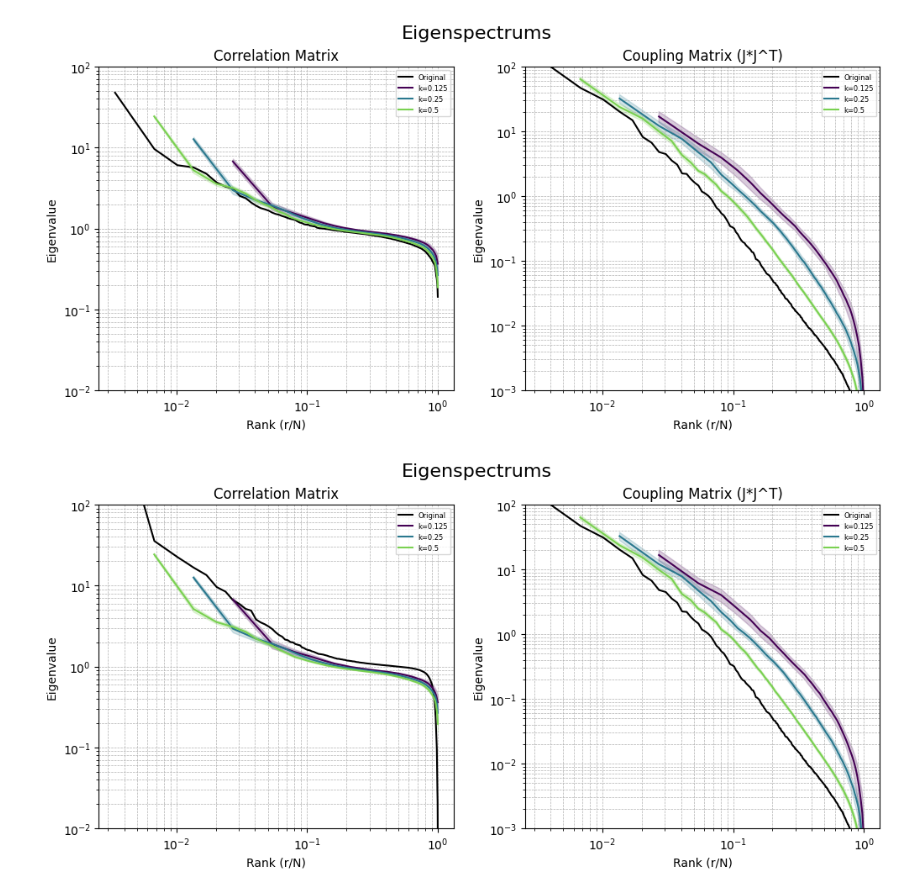
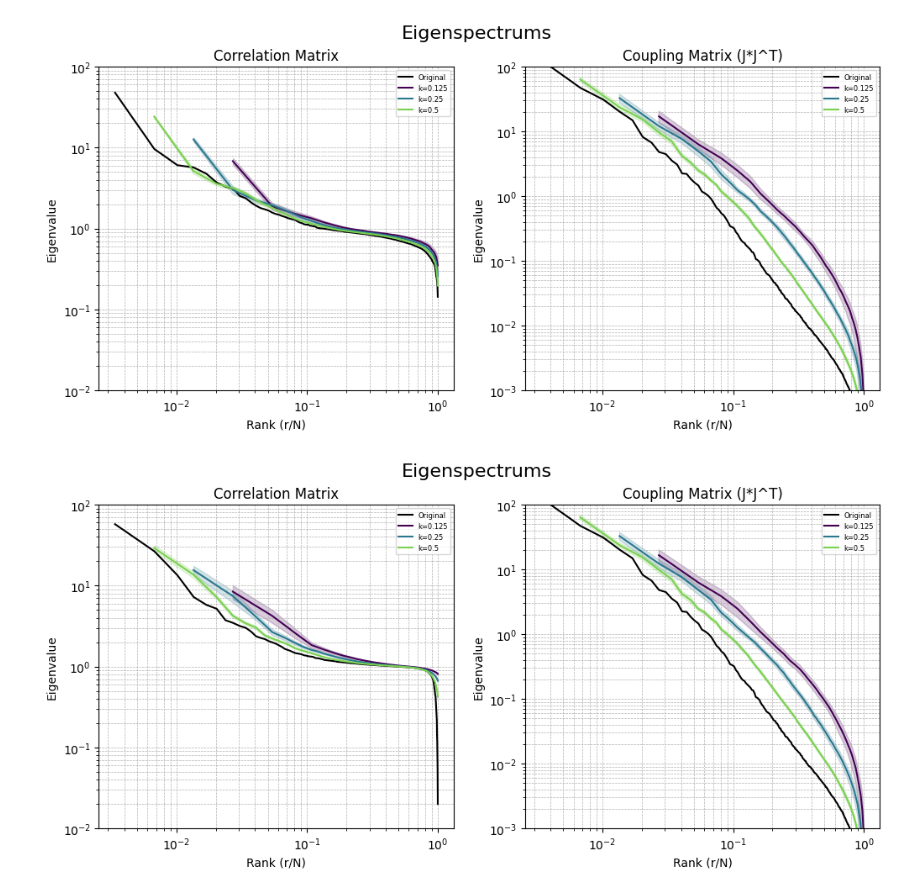
Before and after one commit to wenquan/SC-FC, a Jupyter notebook: visualize_matrices.ipynb, the cells around one changed output. Cells and saved outputs as stored; diff of their text form; code cells hidden in the pictures.

```diff
--- a/visualize_matrices.ipynb
+++ b/visualize_matrices.ipynb
@@ -15,7 +15,7 @@ import os
 from scfc import bridge, subsampling
 
 # --- 1. Load the data ---
-data_dir = '/Users/quanwen/Documents/fly-center-brain/data'
+data_dir = bridge.getUserConfiguration()['data_dir']
 
 # Load Functional Connectivity Matrix
 functional_matrix_path = os.path.join(data_dir, 'CorrelationMatrix_branson.csv')
@@ -64,7 +64,15 @@ N = J.shape[0]
 # Fill diagonal with 0 before matrix multiplication
 #np.fill_diagonal(J.values, 0)
 Coupling_Alignment = (J @ J.T)
+#Coupling_Alignment_values = J.to_numpy() + J.to_numpy().T
+#Coupling_Alignment = pd.DataFrame(Coupling_Alignment_values, index=J.index, columns=J.columns)
 Coupling_Alignment = Coupling_Alignment / np.trace(Coupling_Alignment) * N
+
+# Perform addition on the underlying numpy arrays to ignore labels
+Structure_values = J.to_numpy() + J.to_numpy().T
+
+# If you want to put it back into a DataFrame with the original labels:
+
 
 
 # --- 4. Plot Functional vs Coupling Alignment ---
@@ -152,8 +161,9 @@ plt.show()
 # %% [output]
 [figure]
 # %%
-g = 1.0
+g = 0.6
 W = subsampling.generate_W_matrix(Coupling_Alignment.to_numpy(),g)
+#W = J.to_numpy() / (120.0 * N)
 Correlation_Matrix = subsampling.compute_functional_connectivity(W)
 
 evals = np.linalg.eigvalsh(Correlation_Matrix)
@@ -171,7 +181,7 @@ ax4[0].loglog(ranks_orig, evals, 'k-', linewidth=1.5, alpha=1.0, label='Original
 colors = plt.cm.viridis(np.linspace(0, 0.8, len(k_fractions)))
 
 for i, k_fraction in enumerate(k_fractions):
-    mean_evals, std_evals, _ = subsampling.get_subsampled_eigenspectrum(Functional_Matrix.to_numpy(), k_fraction, n_iter)
+    mean_evals, std_evals, _ = subsampling.get_subsampled_eigenspectrum(Correlation_Matrix, k_fraction, n_iter)
     ranks_sub = (np.arange(len(mean_evals)) + 1) / len(mean_evals)
     ax4[0].loglog(ranks_sub, mean_evals, color=colors[i], linewidth=1.5, label='k={}'.format(k_fraction))
     ax4[0].fill_between(ranks_sub, mean_evals - std_evals, mean_evals + std_evals, color=colors[i], alpha=0.2)
@@ -184,31 +194,31 @@ ax4[0].legend(fontsize=6)
 ax4[0].set_title('Correlation Matrix')
 ax4[0].grid(True, which='both', linestyle='--', linewidth=0.5)
 
 
 evals = np.linalg.eigvalsh(Coupling_Alignment)
 evals = np.sort(evals)[::-1]
 
 ranks_orig = (np.arange(len(evals)) + 1) / len(evals)
 ax4[1].loglog(ranks_orig, evals, 'k-', linewidth=1.5, alpha=1.0, label='Original')
 
 colors = plt.cm.viridis(np.linspace(0, 0.8, len(k_fractions)))
 
 for i, k_fraction in enumerate(k_fractions):
     mean_evals, std_evals, _ = subsampling.get_subsampled_eigenspectrum(Coupling_Alignment.to_numpy(), k_fraction, n_iter)
     ranks_sub = (np.arange(len(mean_evals)) + 1) / len(mean_evals)
     ax4[1].loglog(ranks_sub, mean_evals, color=colors[i], linewidth=1.5, label='k={}'.format(k_fraction))
     ax4[1].fill_between(ranks_sub, mean_evals - std_evals, mean_evals + std_evals, color=colors[i], alpha=0.2)
 
 
 ax4[1].set_xlabel('Rank (r/N)')
 ax4[1].set_ylabel('Eigenvalue')
 ax4[1].set_ylim([10**-3, 10**2])
 ax4[1].legend(fontsize=6)
 ax4[1].set_title('Coupling Matrix (J*J^T)')
 ax4[1].grid(True, which='both', linestyle='--', linewidth=0.5)
 
 fig3.tight_layout(rect=[0, 0.03, 1, 0.95])
 
 plt.show()
 # %% [output]
-[figure, old version]
+[figure, new version]
```
Also changed, not shown: parts of 2 cells of this notebook, 1 other file.
